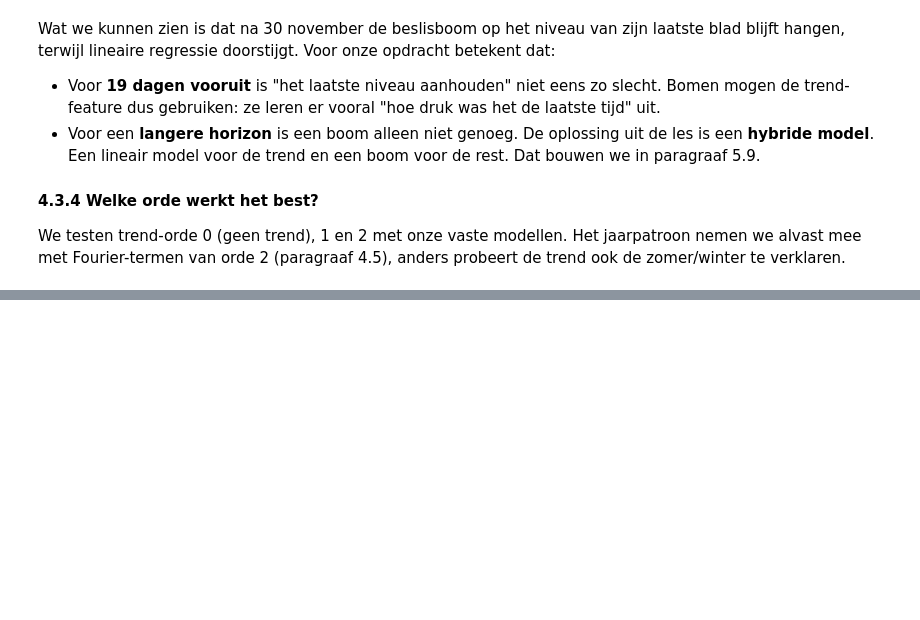
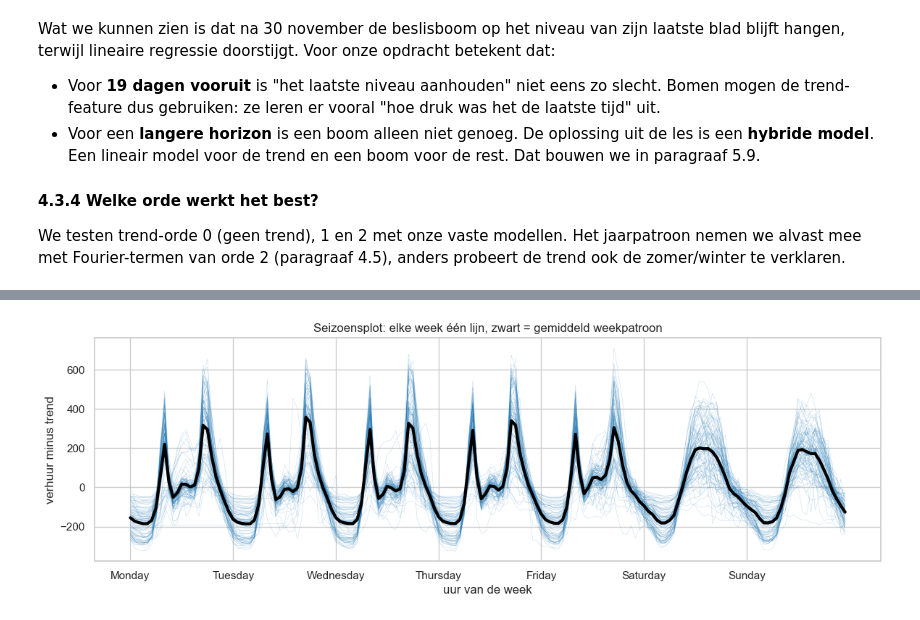
Before and after one commit to AlishaSR2k5/verhuuraantallen-voorspellen, a Jupyter notebook: notebook.ipynb, the cells around one changed output, grey strips where cells are left out. Drawn from its saved outputs; the diff is of its cells as text; code cells hidden in the pictures; blank space fills up the shorter version.

```diff
--- a/notebook.ipynb
+++ b/notebook.ipynb
@@ -1297,0 +1375,17 @@ anders probeert de trend ook de zomer/winter te verklaren.
+# %%
+# Elke week als dunne lijn, het gemiddelde als dikke lijn
+weeks = pd.DataFrame({'week': dfh.index.to_period('W'),
+                      'uur van de week': hour_of_week,
+                      'detrended': detrended}).dropna()
+pivot = weeks.pivot_table(index='uur van de week', columns='week',
+                          values='detrended')
+ax = pivot.plot(legend=False, lw=0.3, alpha=0.3, color='tab:blue',
+                figsize=(14, 4))
+pivot.mean(axis=1).plot(ax=ax, color='black', lw=3)
+ax.set_xticks(range(0, 168, 24), day_order)
+ax.set_ylabel('verhuur minus trend')
+ax.set_title('Seizoensplot: elke week één lijn, zwart = gemiddeld '
+             'weekpatroon')
+plt.show()
+# %% [output]
+[figure, added]
```
Also changed, not shown: parts of 8 cells of this notebook.
